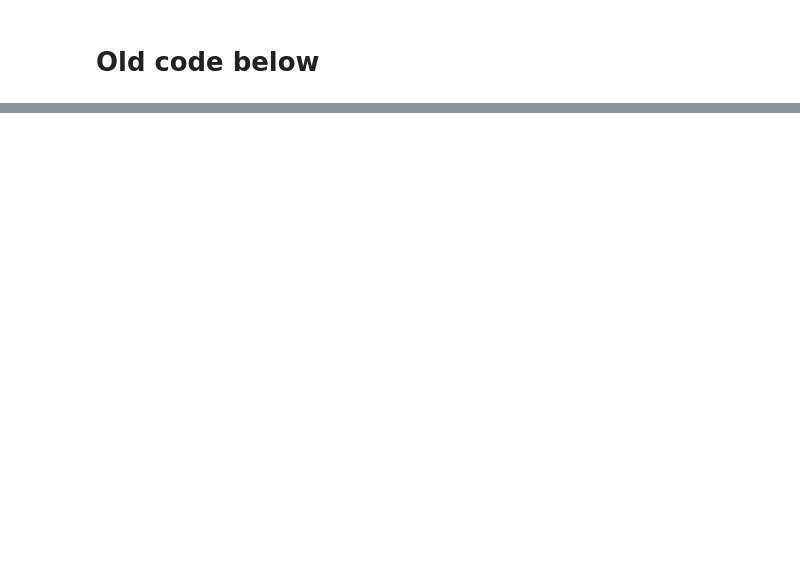
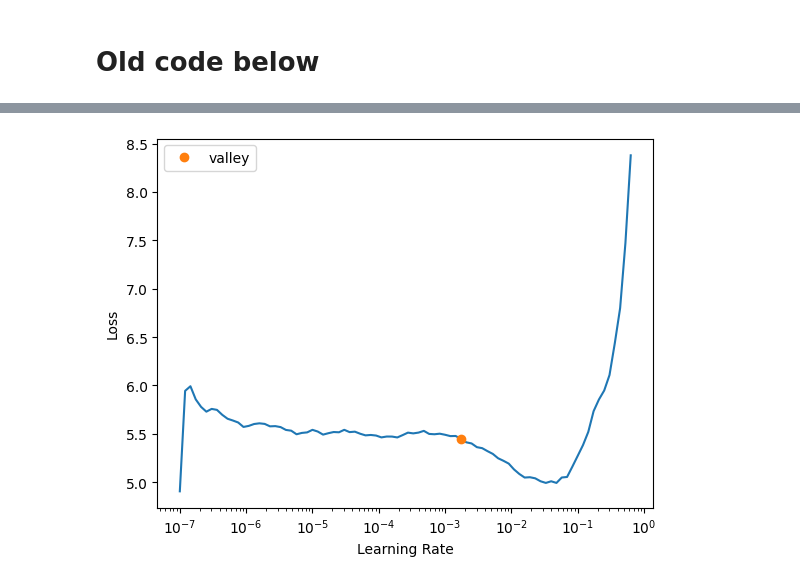
Before and after one commit to MrKiwey/audio-processing, a Jupyter notebook: deep-learning-and-audio-processing.ipynb, the cells around one changed output, grey strips where cells are left out. Cells and saved outputs as stored; diff of their text form; code cells hidden in the pictures; blank space fills up the shorter version.

Commit message:
Kaggle Notebook | Deep learning and audio processing | Version 7

```diff
--- a/deep-learning-and-audio-processing.ipynb
+++ b/deep-learning-and-audio-processing.ipynb
@@ -439,2 +422,14 @@ Compile with `TORCH_USE_CUDA_DSA` to enable device-side assertions.
 # %% [markdown]
 # Old code below
+# %%
+from fastai.vision.all import *
+import pandas as pd
+from pathlib import Path
+
+# Define a function to get labels
+def get_label_from_filename(fname):
+    # Split the filename on underscores
+    parts = Path(fname).stem.split('_')
+    # Take all but the last part as the label, and rejoin with underscores
+    label = ' '.join(parts[:-1])
+    return label
@@ -444,18 +460,19 @@ spectrogram_block = DataBlock(
     blocks=(ImageBlock, CategoryBlock),
     get_items=get_image_files,
     splitter=RandomSplitter(valid_pct=0.2, seed=42),
-    get_y=get_label,
-    item_tfms=Resize(224)
+    get_y=get_label_from_filename,
+    item_tfms=Resize((400, 1000))
 )
 # %%
 # Point to the path where train images are stored
-path = Path('/kaggle/input/spectogramszip/Spectograms')
+path = Path('/kaggle/input/melspecs/Spectograms')
 
 # Create the DataLoaders
-dls = spectrogram_block.dataloaders(path, bs=64)
+dls = spectrogram_block.dataloaders(path, bs=16)
 
 # Create a learner with a pre-trained model
 learn = vision_learner(dls, resnet34, metrics=accuracy)
 
 # Find an appropriate learning rate
-learn.lr_find()
+learning_rate = learn.lr_find()
+# %% [output]
@@ -462,2 +481,3 @@ learn.lr_find()
+[figure, added]
 # %%
 dls.show_batch()
```
Also changed, not shown: parts of 12 cells of this notebook.
